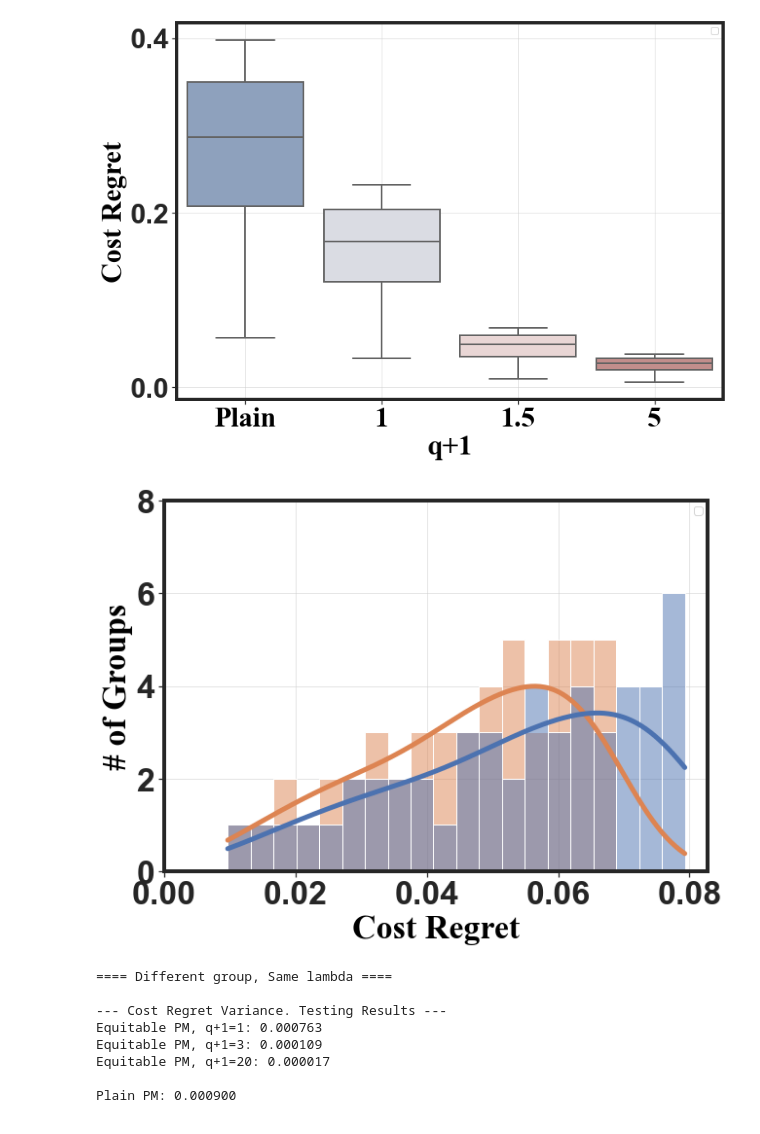
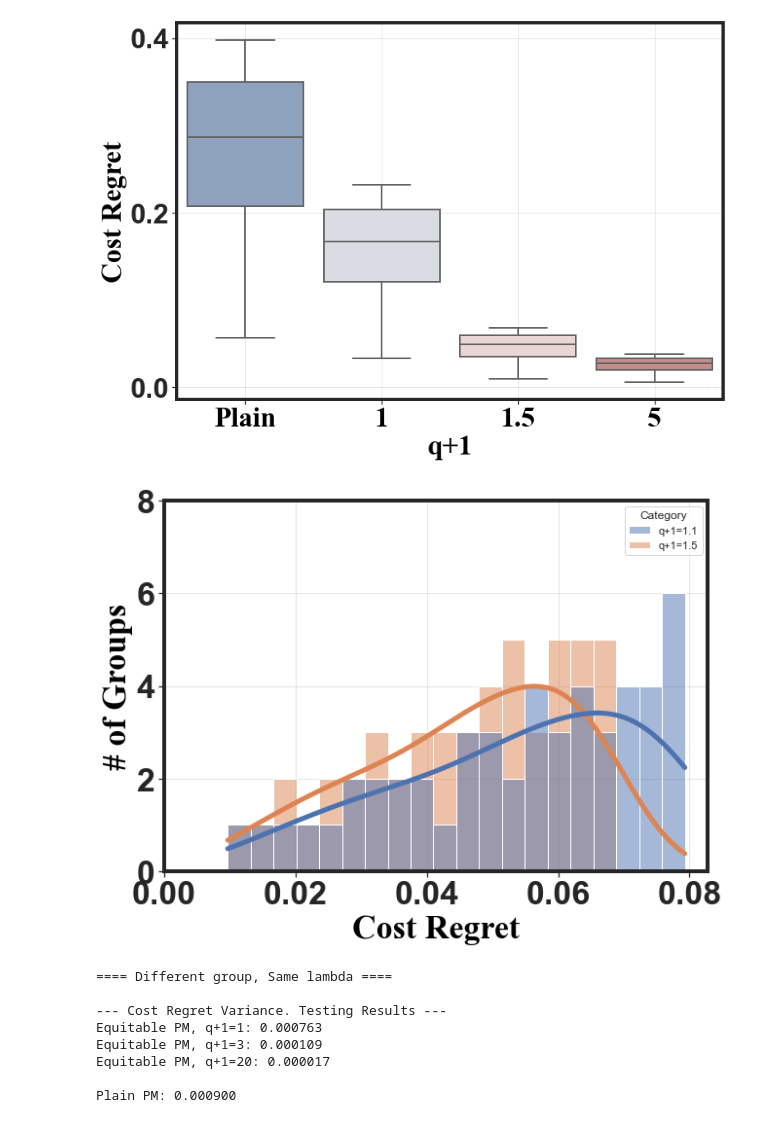
Before and after one commit to Ren-Research/Socially-Equitable-Public-Models, a Jupyter notebook: results/dc/plots.ipynb, the cells around one changed output. Drawn from its saved outputs; the diff is of its cells as text; code cells hidden in the pictures.

```diff
--- a/results/dc/plots.ipynb
+++ b/results/dc/plots.ipynb
@@ -153,35 +152,34 @@ sns.histplot(
     kde=True,
     line_kws={"lw": 5}
 )
 
 font = {'family': 'Times New Roman',
         'color':  'black',
         'size': 34,
          'weight': 'bold',
         }
 
 
 # Customize the font
 ax.spines['bottom'].set_linewidth(4)
 ax.spines['left'].set_linewidth(4)
 ax.spines['right'].set_linewidth(4)
 ax.spines['top'].set_linewidth(4)
 
 # Customize ticks and labels
 plt.yticks(fontsize=34,  fontweight='bold')
 plt.xticks([0, 0.02, 0.04, 0.06, 0.08], fontsize=34, fontweight='bold')
 ax.set_yticks([0, 2, 4, 6, 8])
 ax.set_ylim([0, 8])
 ax.set_xlabel("Cost Regret", fontweight='bold', fontdict=font)
 ax.set_ylabel("# of Groups", fontweight='bold', fontdict=font)
-plt.legend("")
 
 # Add grid
 plt.grid(True, alpha=0.5)
 
 plt.show()
 # %% [output]
-[figure, old version]
+[figure, new version]
 # %%
 # same lambda, different dist
 import numpy as np
```
Also changed, not shown: parts of 3 cells of this notebook, 1 other file.
